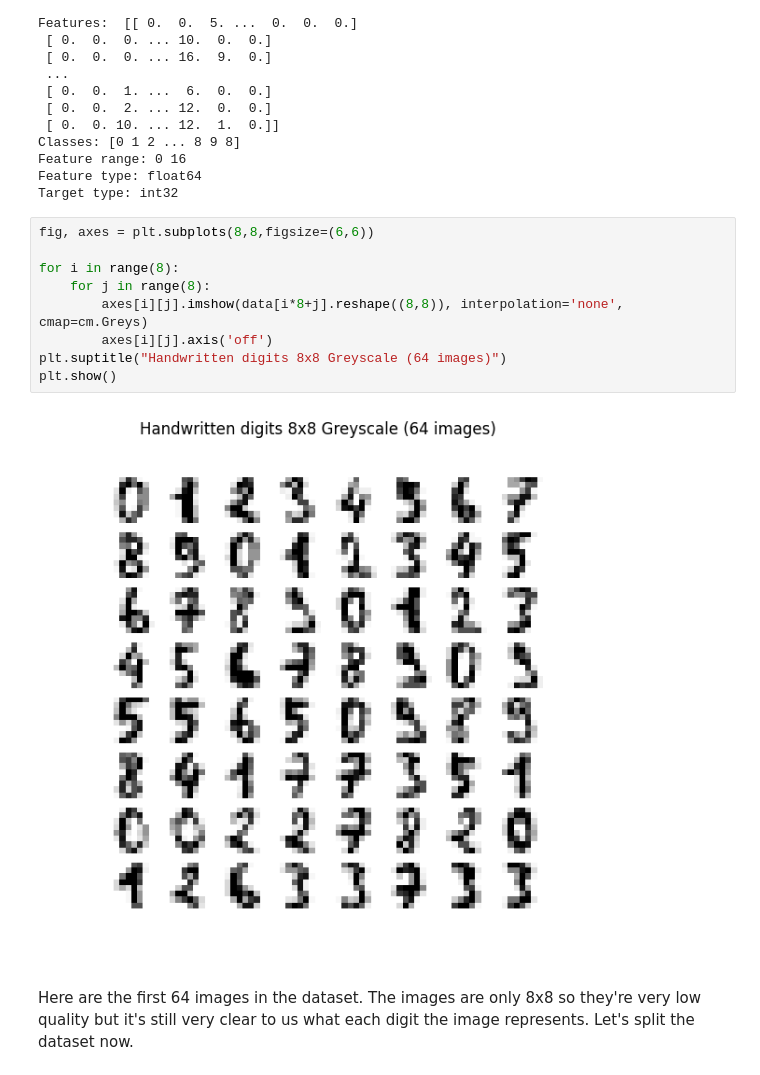
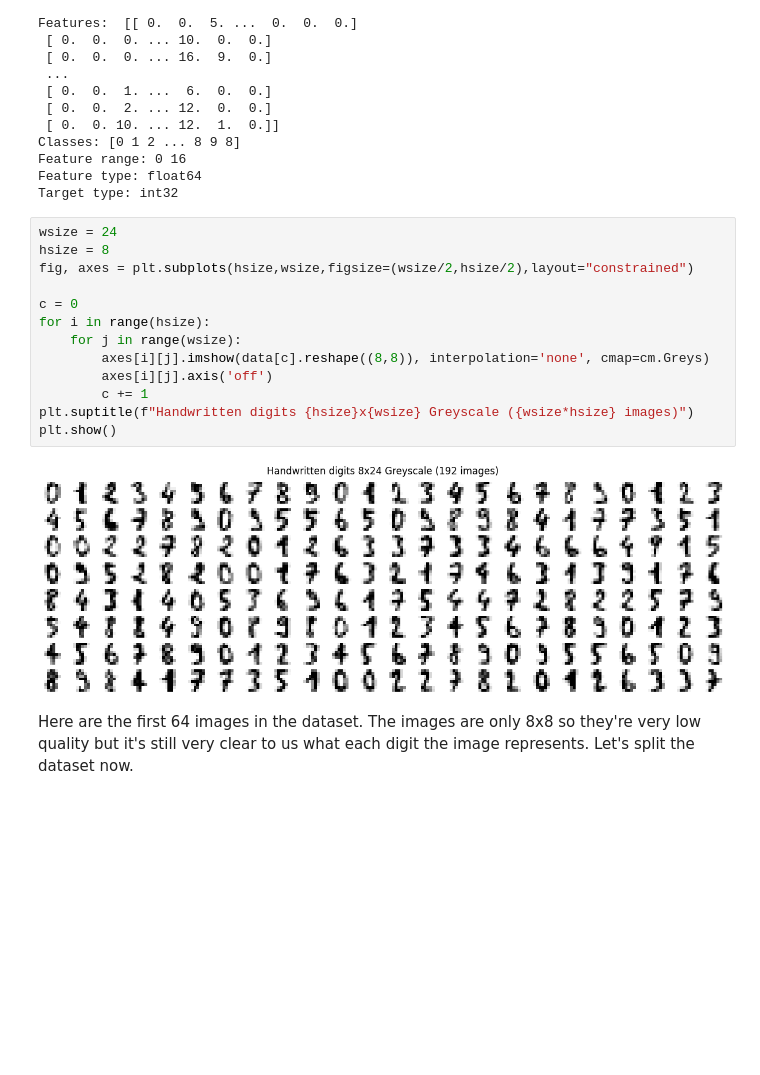
Before and after one commit to LoneCoder21/machine_learning, a Jupyter notebook: logistic_regression/multi_classification_with_softmax.ipynb, the cells around one changed output. Drawn from its saved outputs; the diff is of its cells as text; blank space fills up the shorter version.

```diff
--- a/logistic_regression/multi_classification_with_softmax.ipynb
+++ b/logistic_regression/multi_classification_with_softmax.ipynb
@@ -47,16 +45,20 @@ Feature range: 0 16
 Feature type: float64
 Target type: int32
 # %%
-fig, axes = plt.subplots(8,8,figsize=(6,6))
+wsize = 24
+hsize = 8
+fig, axes = plt.subplots(hsize,wsize,figsize=(wsize/2,hsize/2),layout="constrained")
 
-for i in range(8):
-    for j in range(8):
-        axes[i][j].imshow(data[i*8+j].reshape((8,8)), interpolation='none', cmap=cm.Greys)
+c = 0
+for i in range(hsize):
+    for j in range(wsize):
+        axes[i][j].imshow(data[c].reshape((8,8)), interpolation='none', cmap=cm.Greys)
         axes[i][j].axis('off')
-plt.suptitle("Handwritten digits 8x8 Greyscale (64 images)")
+        c += 1
+plt.suptitle(f"Handwritten digits {hsize}x{wsize} Greyscale ({wsize*hsize} images)")
 plt.show()
 # %% [output]
-[figure, old version]
+[figure, new version]
 # %% [markdown]
 Here are the first 64 images in the dataset. The images are only 8x8 so they're very low quality but it's still very clear to us what each digit the image represents. Let's split the dataset now.
 # %%
```
Also changed, not shown: parts of 10 cells of this notebook.
